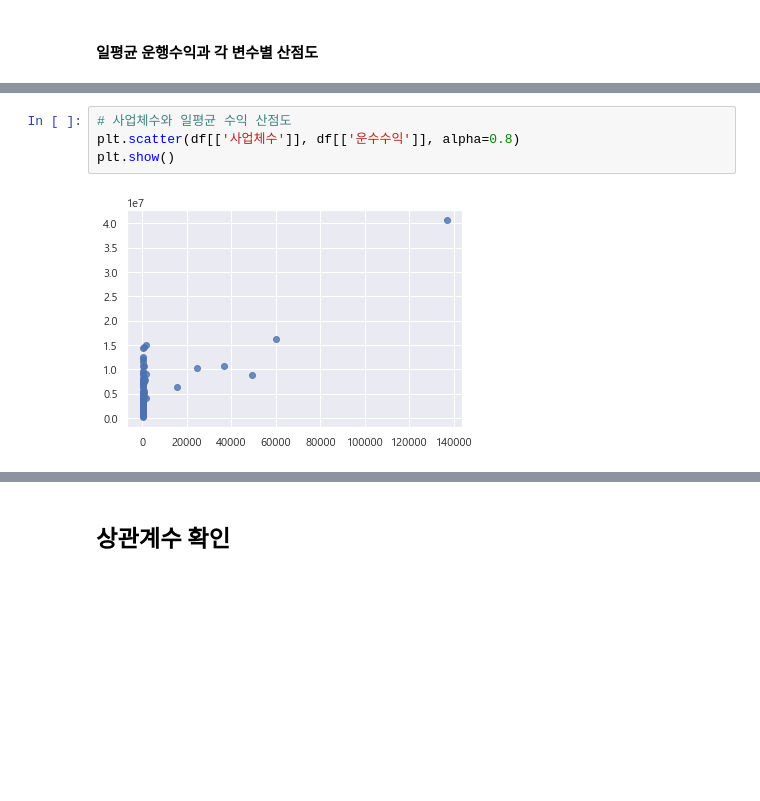
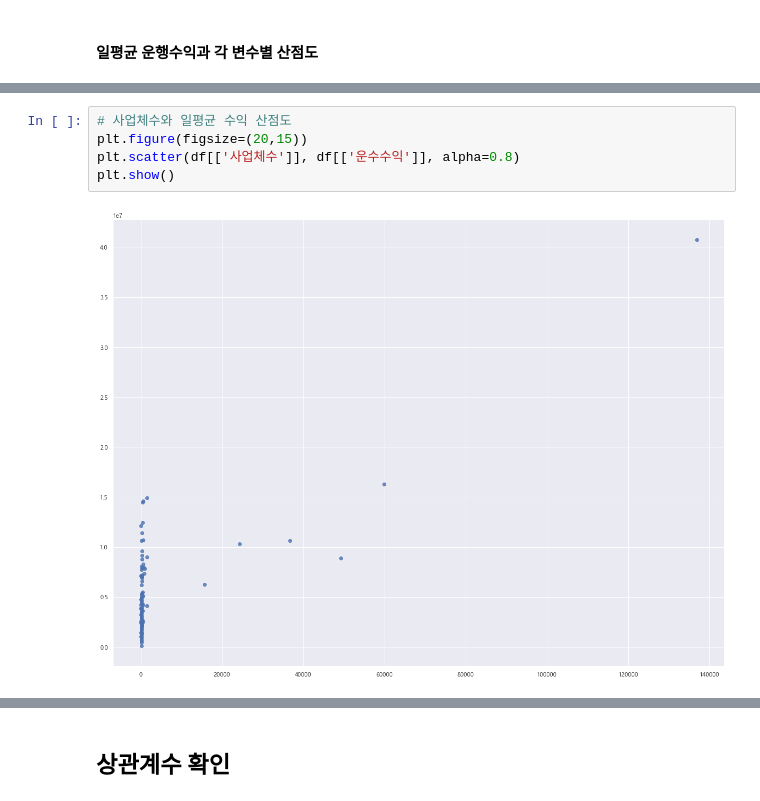
Before and after one commit to Busan-Bigdata-analysis/storage, a Jupyter notebook: analysis/Multiple_LR_renew.ipynb, the cells around one changed output, grey strips where cells are left out. Cells and saved outputs as stored; diff of their text form; blank space fills up the shorter version.

```diff
--- a/analysis/Multiple_LR_renew.ipynb
+++ b/analysis/Multiple_LR_renew.ipynb
@@ -64,8 +65,9 @@ plt.show()
 # %%
 # 사업체수와 일평균 수익 산점도
+plt.figure(figsize=(20,15))
 plt.scatter(df[['사업체수']], df[['운수수익']], alpha=0.8)
 plt.show()
 # %% [output]
-[figure, old version]
+[figure, new version]
 # %%
 # 인구수(가중치)와 일평균 수익 산점도
```
Also changed, not shown: parts of 78 cells of this notebook, 1 other file.
